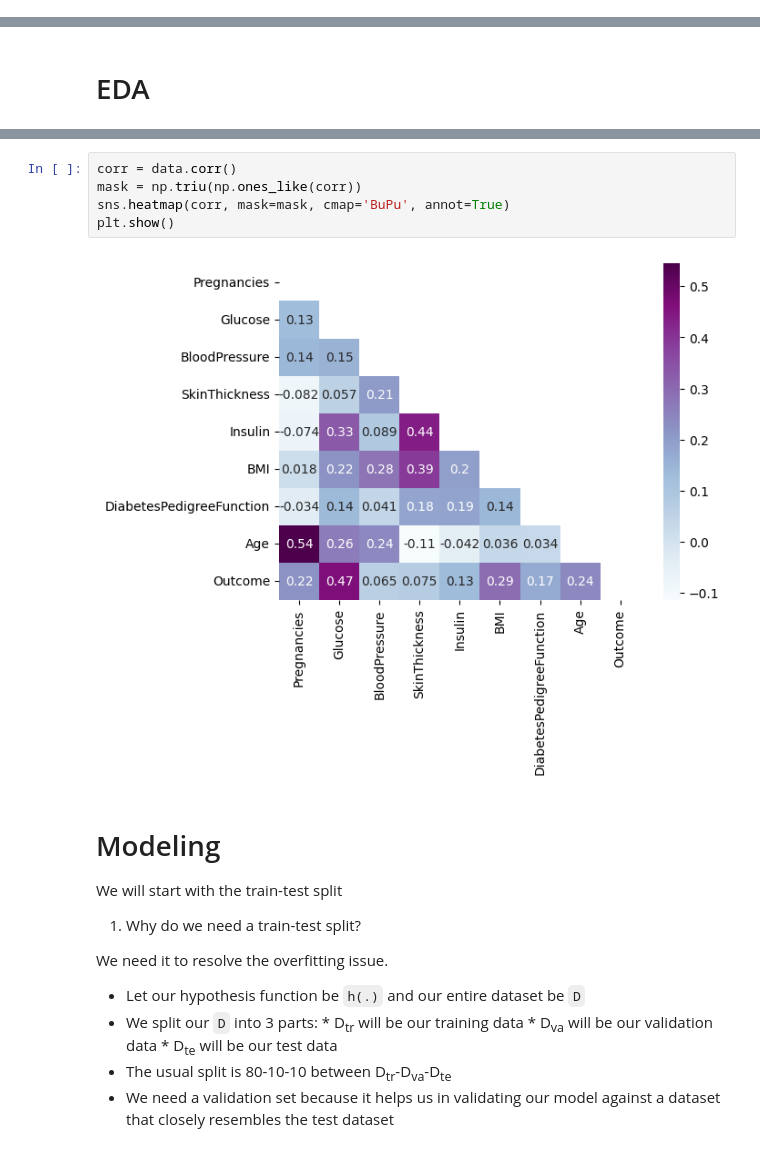
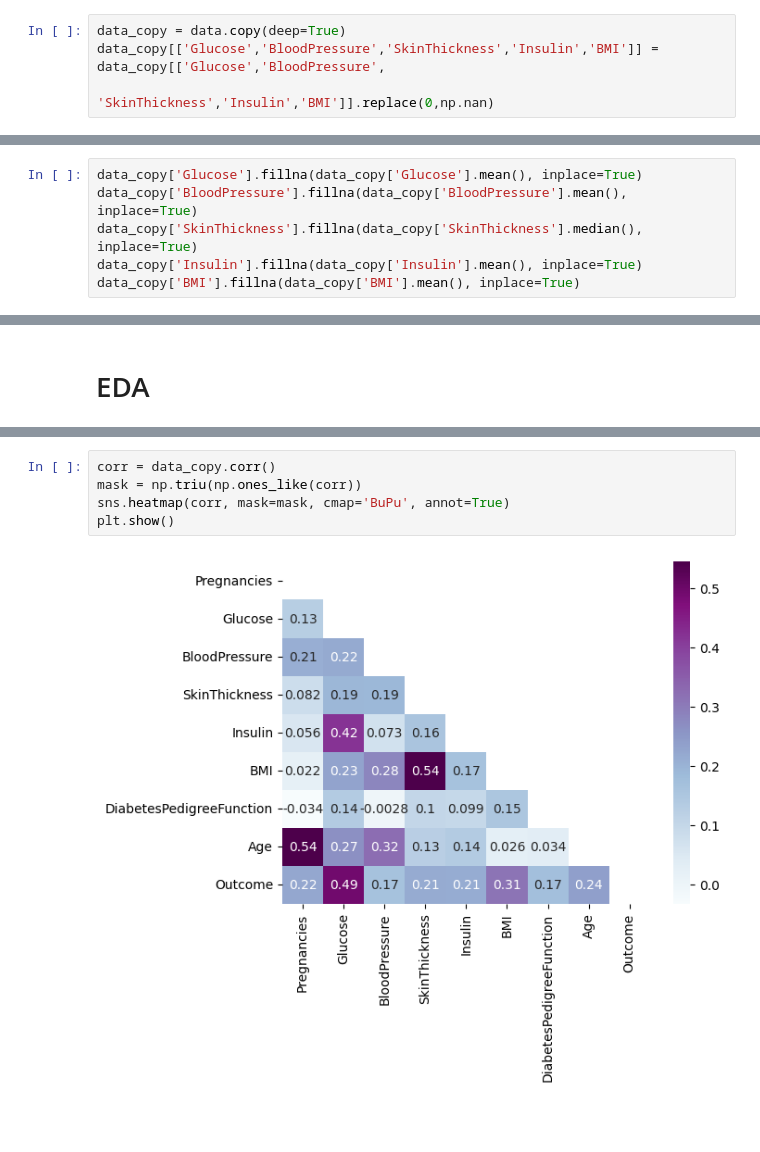
Before and after one commit to yoii18/KaggleModels, a Jupyter notebook: IndianDiabetesDatabase_KNN.ipynb, the cells around one changed output, grey strips where cells are left out. Saved outputs shown, nothing was run; the diff lists cells and outputs as text; blank space fills up the shorter version.

```diff
--- a/IndianDiabetesDatabase_KNN.ipynb
+++ b/IndianDiabetesDatabase_KNN.ipynb
@@ -105,0 +103,4 @@ data.describe().T.iloc[:-1, 1:]
+# %%
+data_copy = data.copy(deep=True)
+data_copy[['Glucose','BloodPressure','SkinThickness','Insulin','BMI']] = data_copy[['Glucose','BloodPressure',
+                                                                                    'SkinThickness','Insulin','BMI']].replace(0,np.nan)
@@ -105,0 +127,6 @@ data.describe().T.iloc[:-1, 1:]
+# %%
+data_copy['Glucose'].fillna(data_copy['Glucose'].mean(), inplace=True)
+data_copy['BloodPressure'].fillna(data_copy['BloodPressure'].mean(), inplace=True)
+data_copy['SkinThickness'].fillna(data_copy['SkinThickness'].median(), inplace=True)
+data_copy['Insulin'].fillna(data_copy['Insulin'].mean(), inplace=True)
+data_copy['BMI'].fillna(data_copy['BMI'].mean(), inplace=True)
@@ -113,22 +183,7 @@ sns.pairplot(data, x_vars=cols, y_vars=cols, kind='hist')
 # %%
-corr = data.corr()
+corr = data_copy.corr()
 mask = np.triu(np.ones_like(corr))
 sns.heatmap(corr, mask=mask, cmap='BuPu', annot=True)
 plt.show()
 # %% [output]
-[figure, old version]
+[figure, new version]
-# %% [markdown]
-# Modeling
-
-We will start with the train-test split
-
-1. Why do we need a train-test split?
-
-  We need it to resolve the overfitting issue.
-  * Let our hypothesis function be `h(.)` and our entire dataset be `D`
-  * We split our `D` into 3 parts:
-        * D<sub>tr</sub> will be our training data
-        * D<sub>va</sub> will be our validation data
-        * D<sub>te</sub> will be our test data
-* The usual split is 80-10-10 between D<sub>tr</sub>-D<sub>va</sub>-D<sub>te</sub>
-* We need a validation set because it helps us in validating our model against a dataset that closely resembles the test dataset
```
Also changed, not shown: parts of 38 cells of this notebook.
